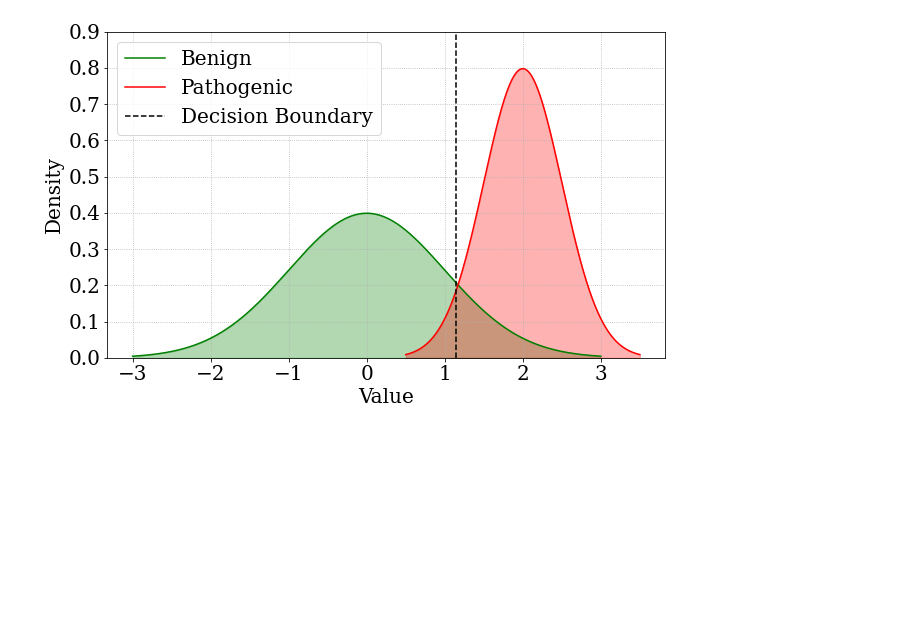
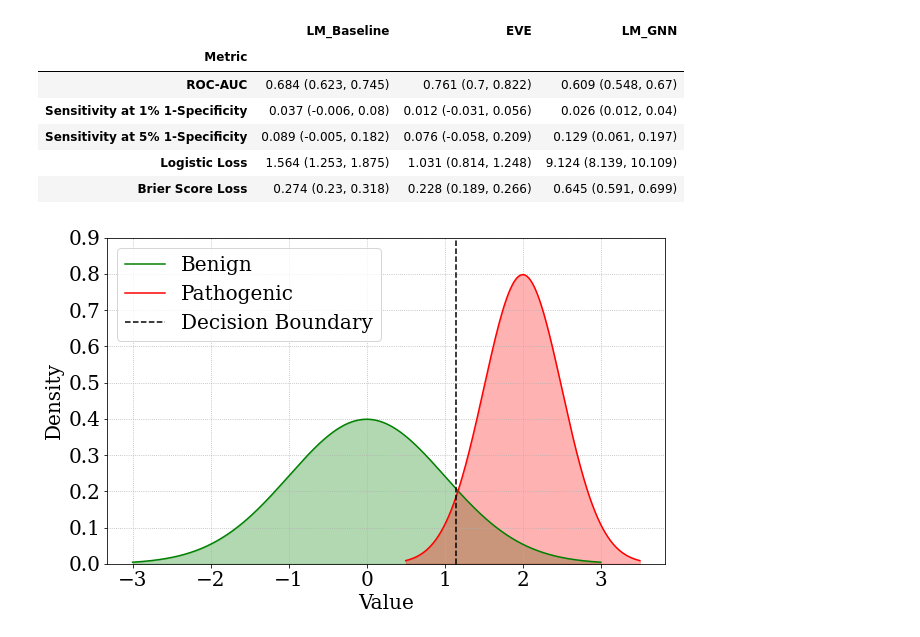
Before and after one commit to PotosnakW/disease_variant_prediction_language_model, a Jupyter notebook: evaluation/plots.ipynb, the cells around one changed output. Drawn from its saved outputs; the diff is of its cells as text; code cells hidden in the pictures; blank space fills up the shorter version.

```diff
--- a/evaluation/plots.ipynb
+++ b/evaluation/plots.ipynb
@@ -45,3 +127,28 @@ Invalid limit will be ignored.
+# %%
+outcome_results = pd.DataFrame()
+for dataset_name in ['LM_Baseline', 'EVE', 'LM_GNN']:
+    if dataset_name == 'LM_Baseline': results = lm_baseline_results
+    elif dataset_name == 'EVE': results = eve_results
+    elif dataset_name == 'LM_GNN': results = lm_gnn_results
+
+    truth, preds, folds = _bootstrap_samples(results.ClinVar_labels,
+                                             results.EVE_scores,
+                                             bootstrap_iters=500,
+                                             random_seed=0)
+    metrics = compute_metrics(truth, preds, folds)
+    metrics_df = pd.DataFrame(metrics, index=[dataset_name]).T
+    metrics_df.index.name = 'Metric'
+    outcome_results = pd.concat([outcome_results, metrics_df], axis=1)
+# %%
+outcome_results
+# %% [output]
+|  | LM_Baseline | EVE | LM_GNN |
+| Metric |  |  |  |
+| ROC-AUC | 0.684 (0.623, 0.745) | 0.761 (0.7, 0.822) | 0.609 (0.548, 0.67) |
+| Sensitivity at 1% 1-Specificity | 0.037 (-0.006, 0.08) | 0.012 (-0.031, 0.056) | 0.026 (0.012, 0.04) |
+| Sensitivity at 5% 1-Specificity | 0.089 (-0.005, 0.182) | 0.076 (-0.058, 0.209) | 0.129 (0.061, 0.197) |
+| Logistic Loss | 1.564 (1.253, 1.875) | 1.031 (0.814, 1.248) | 9.124 (8.139, 10.109) |
+| Brier Score Loss | 0.274 (0.23, 0.318) | 0.228 (0.189, 0.266) | 0.645 (0.591, 0.699) |
 # %%
 import numpy as np
 import matplotlib.pyplot as plt
```
Also changed, not shown: parts of 6 cells of this notebook, 24 other files.
